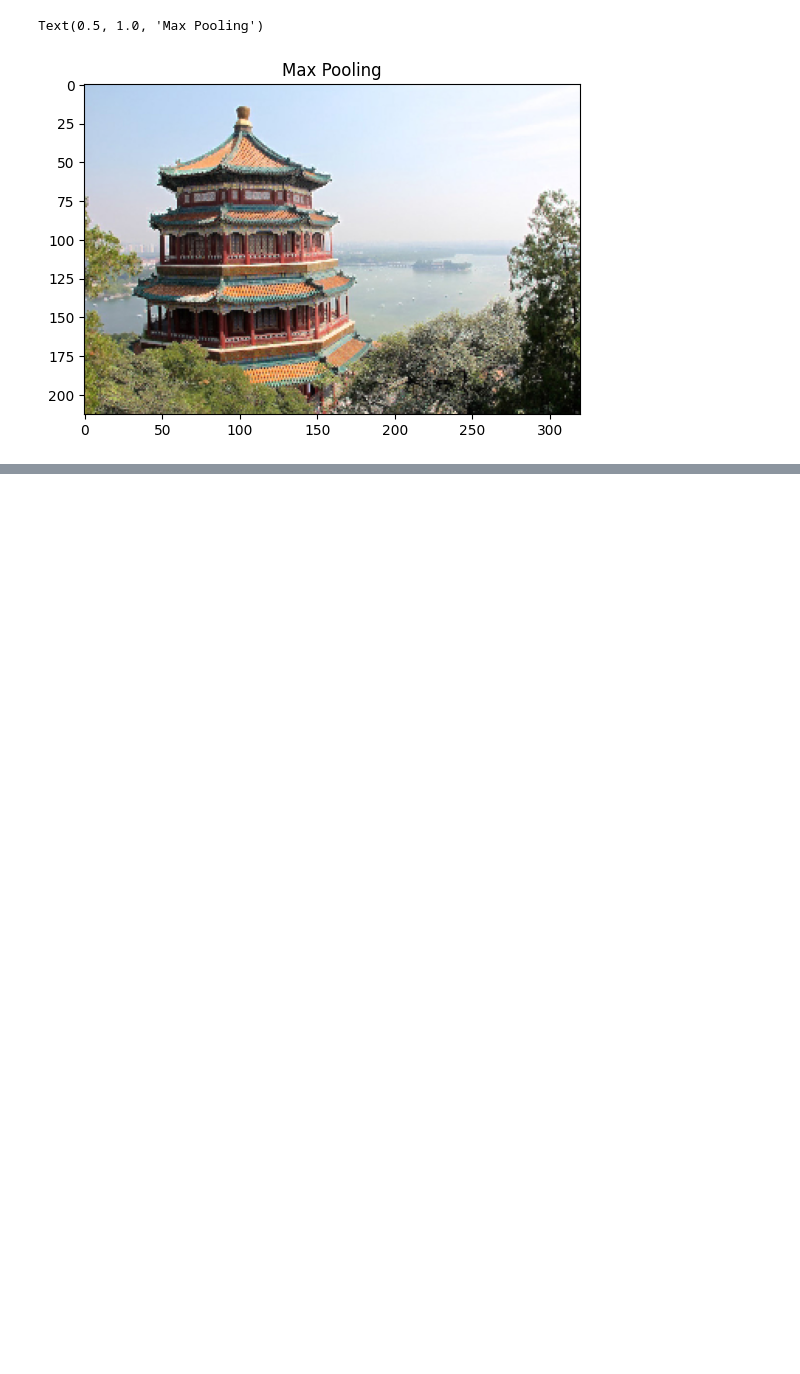
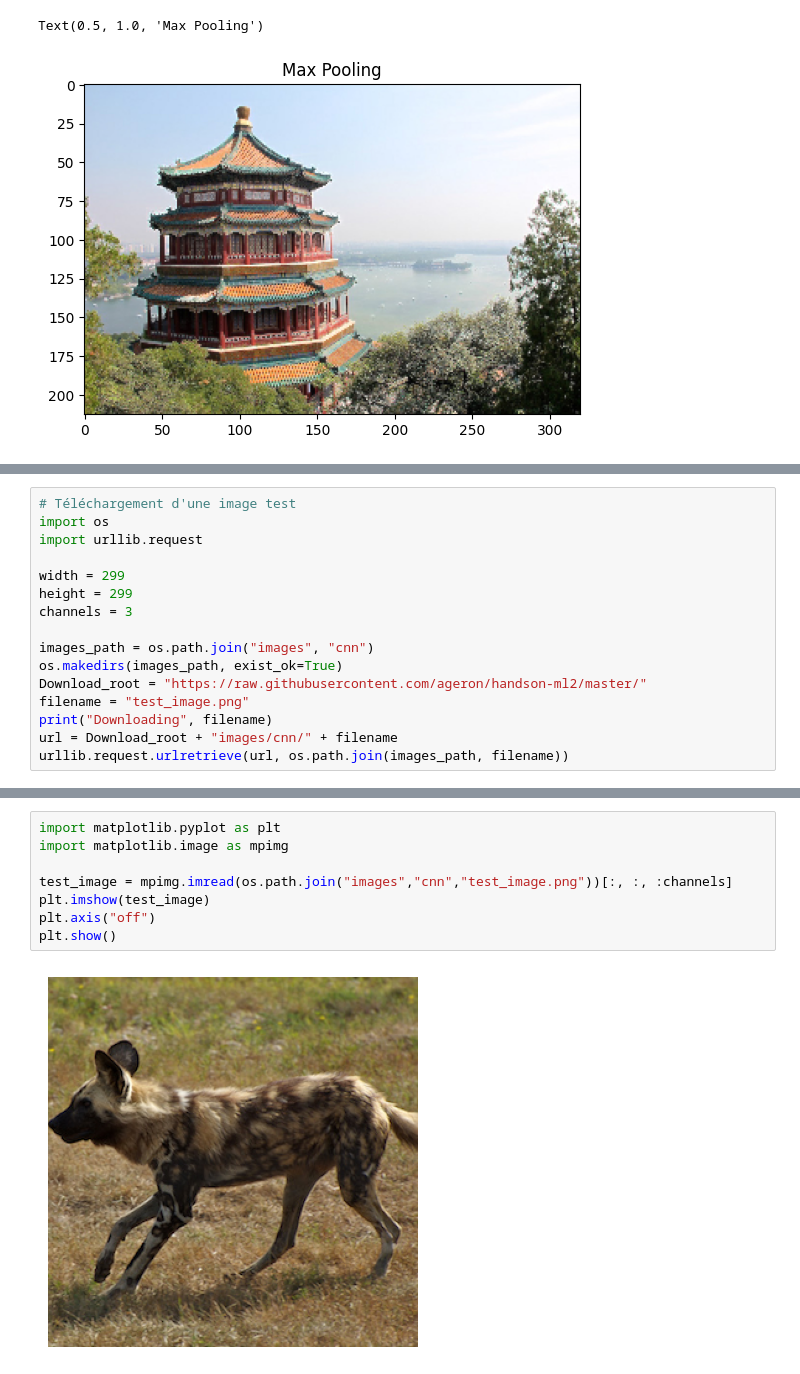
Before and after one commit to louisurbin/MachineLearning, a Jupyter notebook: ConvolutionalNeuralNetwork.ipynb, the cells around one changed output, grey strips where cells are left out. Saved outputs shown, nothing was run; the diff lists cells and outputs as text; blank space fills up the shorter version.

```diff
--- a/ConvolutionalNeuralNetwork.ipynb
+++ b/ConvolutionalNeuralNetwork.ipynb
@@ -66,0 +69,16 @@ Text(0.5, 1.0, 'Max Pooling')
+# %%
+# Téléchargement d'une image test
+import os
+import urllib.request
+
+width = 299
+height = 299
+channels = 3
+
+images_path = os.path.join("images", "cnn")
+os.makedirs(images_path, exist_ok=True)
+Download_root = "https://raw.githubusercontent.com/ageron/handson-ml2/master/"
+filename = "test_image.png"
+print("Downloading", filename)
+url = Download_root + "images/cnn/" + filename
+urllib.request.urlretrieve(url, os.path.join(images_path, filename))
@@ -66,0 +88,10 @@ Text(0.5, 1.0, 'Max Pooling')
+# %%
+import matplotlib.pyplot as plt
+import matplotlib.image as mpimg
+
+test_image = mpimg.imread(os.path.join("images","cnn","test_image.png"))[:, :, :channels]
+plt.imshow(test_image)
+plt.axis("off")
+plt.show()
+# %% [output]
+[figure, added]
```
Also changed, not shown: parts of 11 cells of this notebook, 2 other files.
